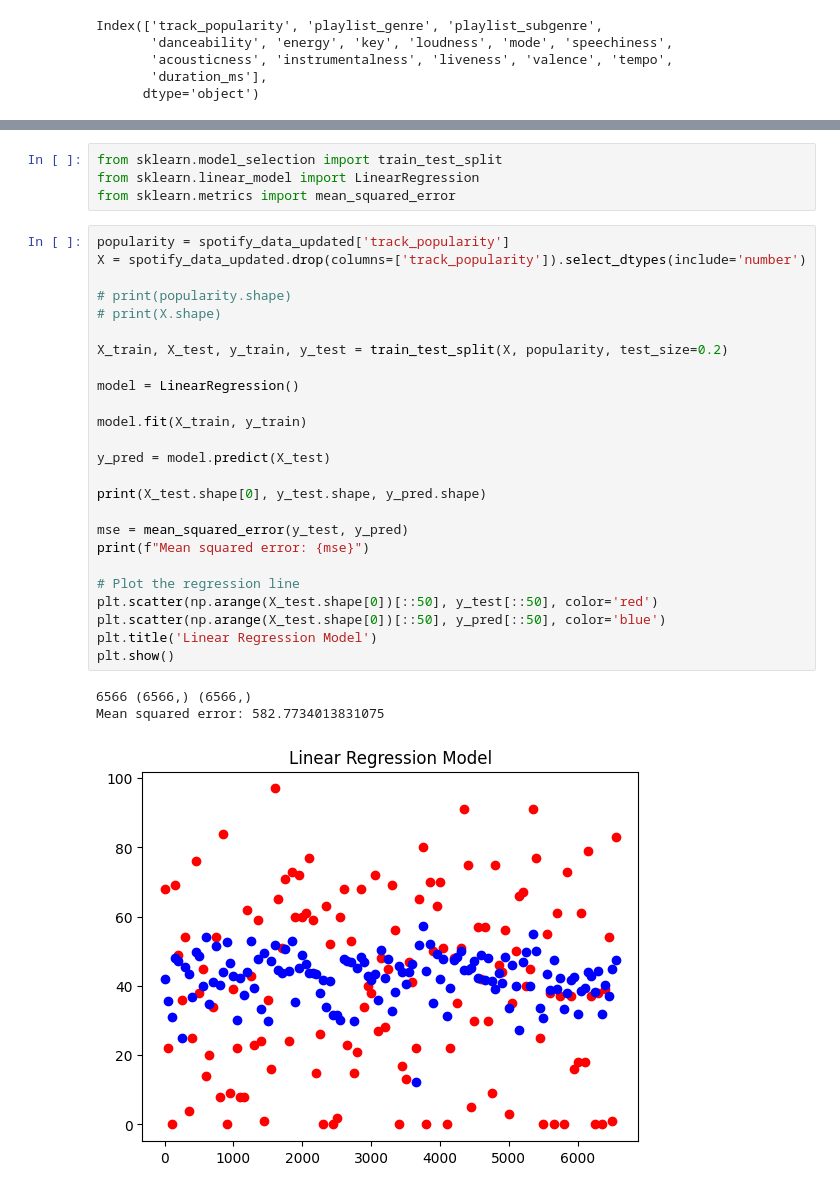
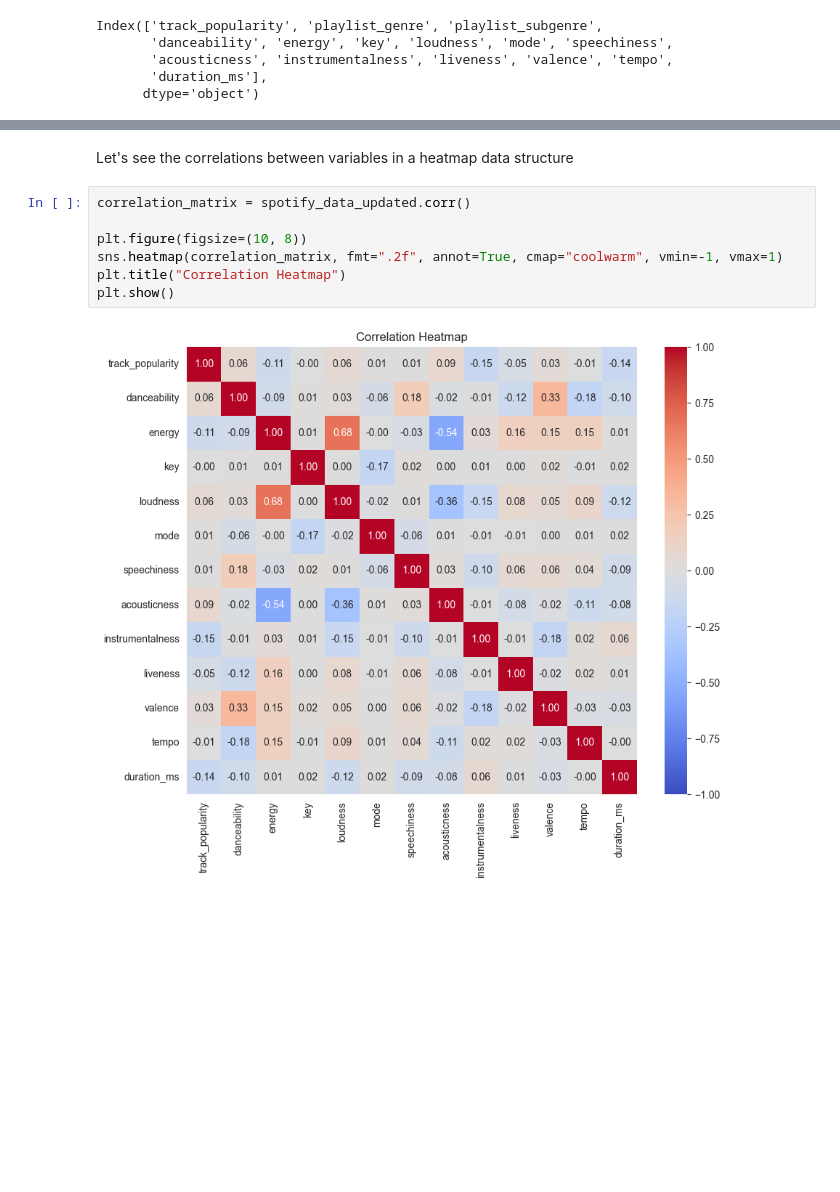
Before and after one commit to Programbeginner2120/my_jupyter_notebooks, a Jupyter notebook: spotify-analysis/spotify_2023_analysis.ipynb, the cells around one changed output, grey strips where cells are left out. Cells and saved outputs as stored; diff of their text form; blank space fills up the shorter version.

```diff
--- a/spotify-analysis/spotify_2023_analysis.ipynb
+++ b/spotify-analysis/spotify_2023_analysis.ipynb
@@ -139,33 +149,11 @@ plt.show()
-# %%
-from sklearn.model_selection import train_test_split
-from sklearn.linear_model import LinearRegression
-from sklearn.metrics import mean_squared_error
-# %%
-popularity = spotify_data_updated['track_popularity']
-X = spotify_data_updated.drop(columns=['track_popularity']).select_dtypes(include='number')
-
-# print(popularity.shape)
-# print(X.shape)
-
-X_train, X_test, y_train, y_test = train_test_split(X, popularity, test_size=0.2)
-
-model = LinearRegression()
-
-model.fit(X_train, y_train)
-
-y_pred = model.predict(X_test)
-
-print(X_test.shape[0], y_test.shape, y_pred.shape)
-
-mse = mean_squared_error(y_test, y_pred)
-print(f"Mean squared error: {mse}")
-
-# Plot the regression line
-plt.scatter(np.arange(X_test.shape[0])[::50], y_test[::50], color='red')
-plt.scatter(np.arange(X_test.shape[0])[::50], y_pred[::50], color='blue')
-plt.title('Linear Regression Model')
-plt.show()
-# %% [output]
-6566 (6566,) (6566,)
-Mean squared error: 582.7734013831075
-[figure, removed]
+# %% [markdown]
+Let's see the correlations between variables in a heatmap data structure
+# %%
+correlation_matrix = spotify_data_updated.corr()
+
+plt.figure(figsize=(10, 8))
+sns.heatmap(correlation_matrix, fmt=".2f", annot=True, cmap="coolwarm", vmin=-1, vmax=1)
+plt.title("Correlation Heatmap")
+plt.show()
+# %% [output]
+[figure, added]
```
Also changed, not shown: parts of 8 cells of this notebook, 1 other file.
